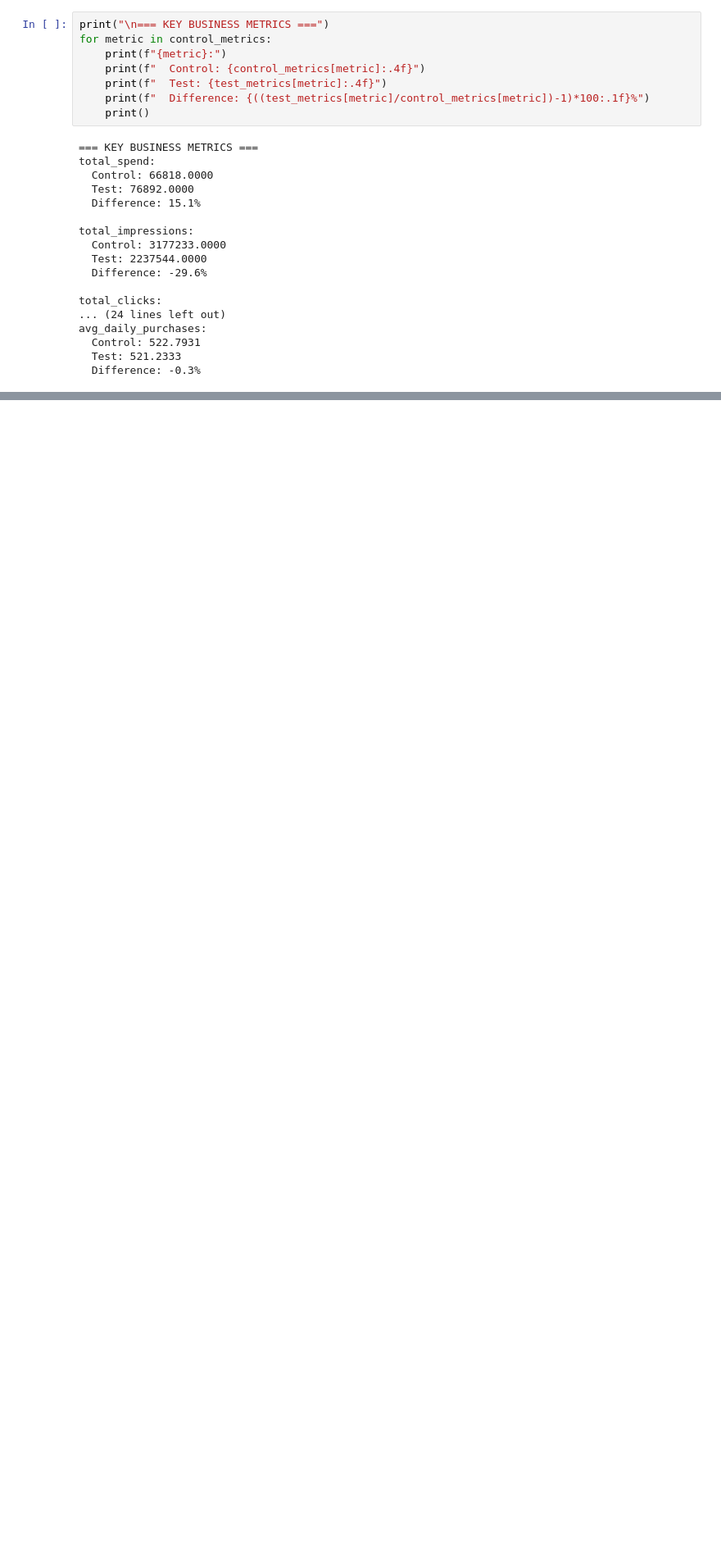
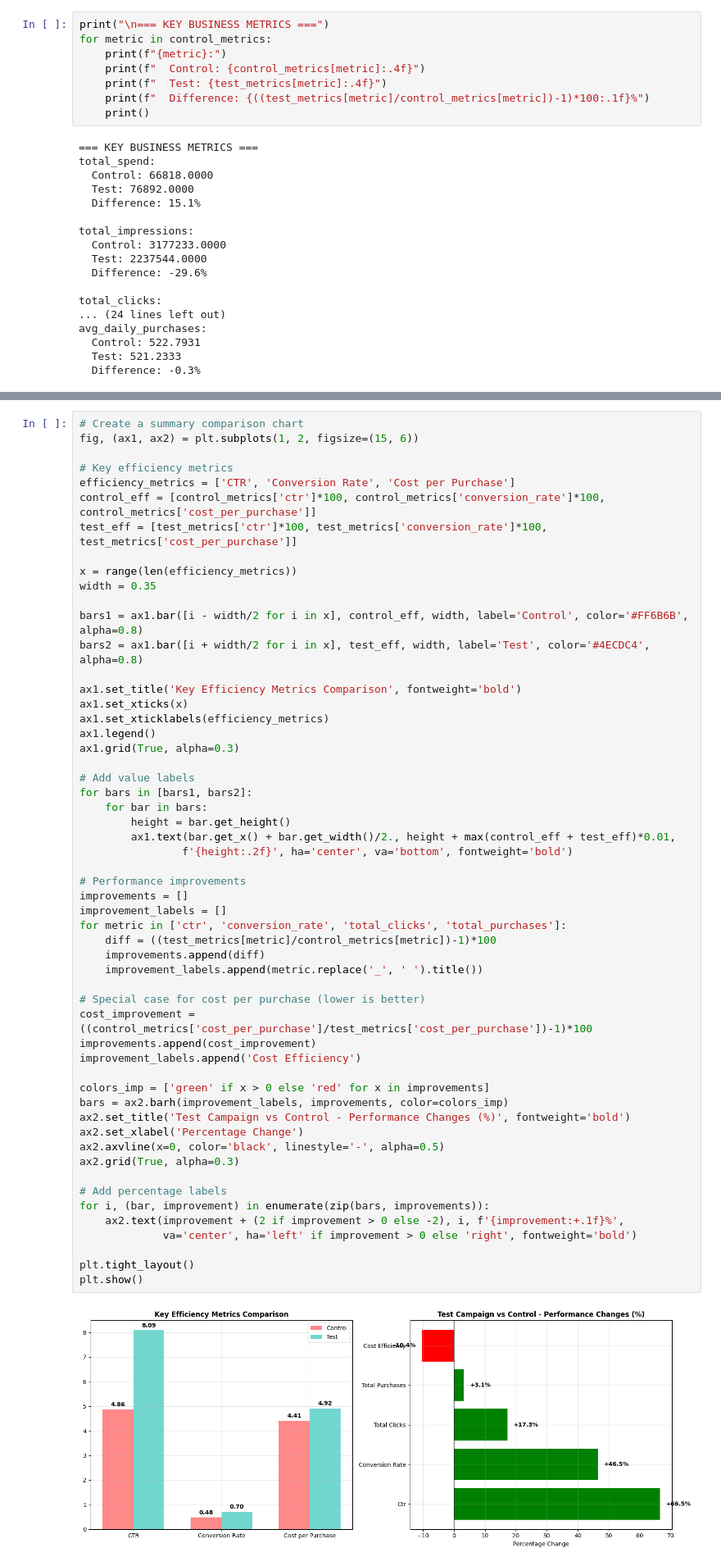
Before and after one commit to nehagovekar/marketing-campaign-ab-testing, a Jupyter notebook: marketing_campaign_ab_testing.ipynb, the cells around one changed output, grey strips where cells are left out. Shown at 82% size. Saved outputs shown, nothing was run; the diff lists cells and outputs as text; blank space fills up the shorter version.

```diff
--- a/marketing_campaign_ab_testing.ipynb
+++ b/marketing_campaign_ab_testing.ipynb
@@ -247,0 +311,57 @@ avg_daily_purchases:
+# %%
+# Create a summary comparison chart
+fig, (ax1, ax2) = plt.subplots(1, 2, figsize=(15, 6))
+
+# Key efficiency metrics
+efficiency_metrics = ['CTR', 'Conversion Rate', 'Cost per Purchase']
+control_eff = [control_metrics['ctr']*100, control_metrics['conversion_rate']*100, control_metrics['cost_per_purchase']]
+test_eff = [test_metrics['ctr']*100, test_metrics['conversion_rate']*100, test_metrics['cost_per_purchase']]
+
+x = range(len(efficiency_metrics))
+width = 0.35
+
+bars1 = ax1.bar([i - width/2 for i in x], control_eff, width, label='Control', color='#FF6B6B', alpha=0.8)
+bars2 = ax1.bar([i + width/2 for i in x], test_eff, width, label='Test', color='#4ECDC4', alpha=0.8)
+
+ax1.set_title('Key Efficiency Metrics Comparison', fontweight='bold')
+ax1.set_xticks(x)
+ax1.set_xticklabels(efficiency_metrics)
+ax1.legend()
+ax1.grid(True, alpha=0.3)
+
+# Add value labels
+for bars in [bars1, bars2]:
+    for bar in bars:
+        height = bar.get_height()
+        ax1.text(bar.get_x() + bar.get_width()/2., height + max(control_eff + test_eff)*0.01,
+                f'{height:.2f}', ha='center', va='bottom', fontweight='bold')
+
+# Performance improvements
+improvements = []
+improvement_labels = []
+for metric in ['ctr', 'conversion_rate', 'total_clicks', 'total_purchases']:
+    diff = ((test_metrics[metric]/control_metrics[metric])-1)*100
+    improvements.append(diff)
+    improvement_labels.append(metric.replace('_', ' ').title())
+
+# Special case for cost per purchase (lower is better)
+cost_improvement = ((control_metrics['cost_per_purchase']/test_metrics['cost_per_purchase'])-1)*100
+improvements.append(cost_improvement)
+improvement_labels.append('Cost Efficiency')
+
+colors_imp = ['green' if x > 0 else 'red' for x in improvements]
+bars = ax2.barh(improvement_labels, improvements, color=colors_imp)
+ax2.set_title('Test Campaign vs Control - Performance Changes (%)', fontweight='bold')
+ax2.set_xlabel('Percentage Change')
+ax2.axvline(x=0, color='black', linestyle='-', alpha=0.5)
+ax2.grid(True, alpha=0.3)
+
+# Add percentage labels
+for i, (bar, improvement) in enumerate(zip(bars, improvements)):
+    ax2.text(improvement + (2 if improvement > 0 else -2), i, f'{improvement:+.1f}%',
+             va='center', ha='left' if improvement > 0 else 'right', fontweight='bold')
+
+plt.tight_layout()
+plt.show()
+# %% [output]
+[figure, added]
```
Also changed, not shown: parts of 3 cells of this notebook, 1 other file.
